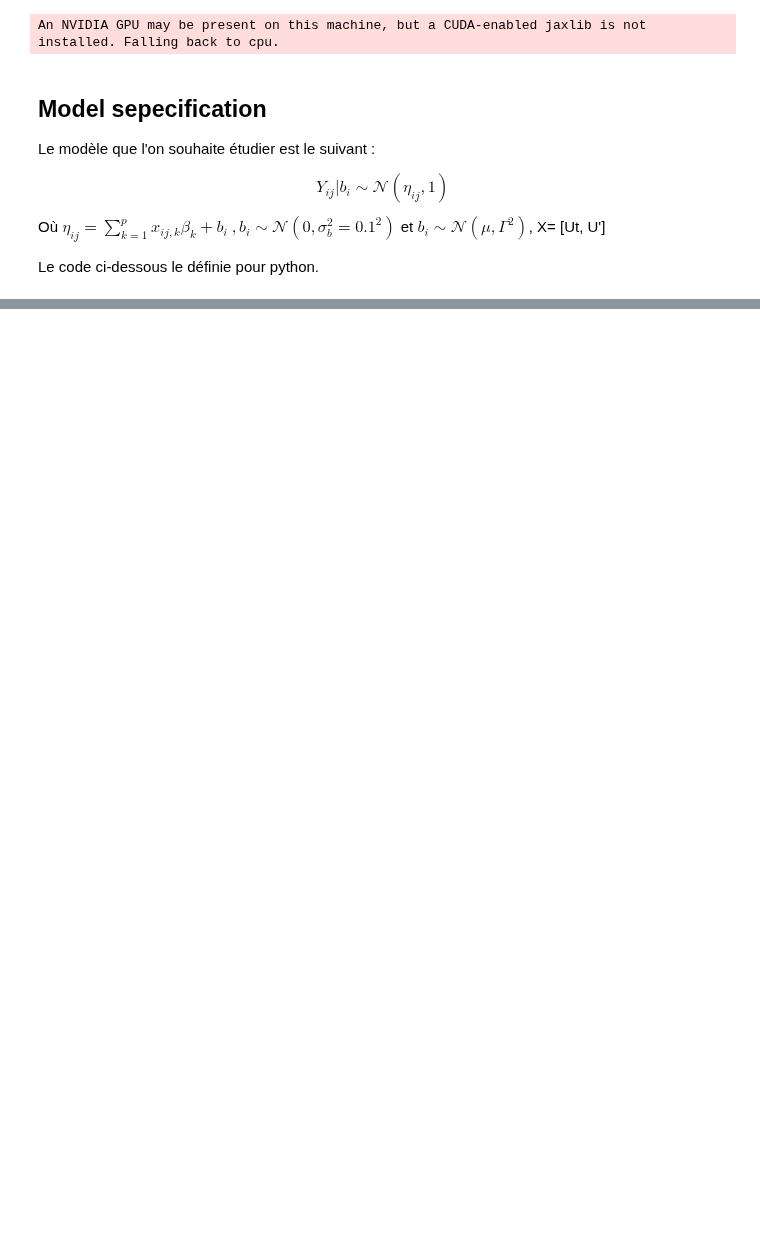
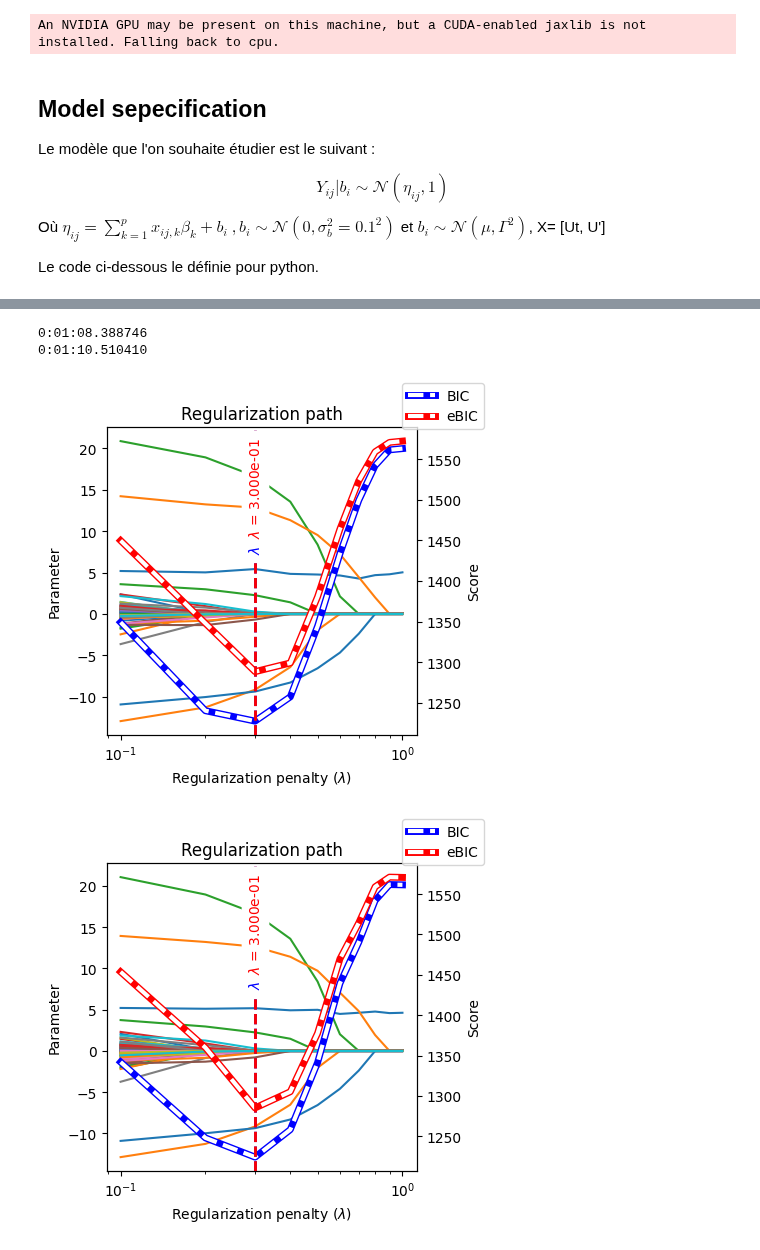
Before and after one commit to caillebotteAntoine/sdg4varselect, a Jupyter notebook: examples/variable_selection_lmem.ipynb, the cells around one changed output, grey strips where cells are left out. Drawn from its saved outputs; the diff is of its cells as text; code cells hidden in the pictures; blank space fills up the shorter version.

```diff
--- a/examples/variable_selection_lmem.ipynb
+++ b/examples/variable_selection_lmem.ipynb
@@ -114,10 +123,10 @@ Text(0.5, 0, 'Observation times')
 # %%
 from sdg4varselect.outputs import MultiGDResults
-from sdg4varselect.algo import StochasticProximalGradientDescentPrecond as SPGD
+from sdg4varselect.algo import SPGD_Prec
 import sdg4varselect.algo.preconditioner as preconditioner
 
 FIM = preconditioner.Fisher()
-algo = SPGD(FIM, lbd=800, save_all=False)
+algo = SPGD_Prec(FIM, lbd=800, save_all=False)
 algo.init_mcmc(myModel, adaptative_sd=False)  # , sd={"b": 5, "phi2": 20})
 
 theta0 = 0.2 * jrd.normal(jrd.PRNGKey(0), shape=(myModel.parametrization.size,))
@@ -171 +191,11 @@ multi_estim_clever = regularization_path_clever(
+# %%
+multi_estim.plot(sdgplt.figure(4,4), P = myModel.P)
+print(multi_estim.chrono)
+multi_estim_clever.plot(sdgplt.figure(4,4), P = myModel.P)
+print(multi_estim_clever.chrono)
+# %% [output]
+0:01:08.388746
+0:01:10.510410
+[figure, added]
+[figure, added]
 # %%
```
Also changed, not shown: parts of 23 cells of this notebook.
